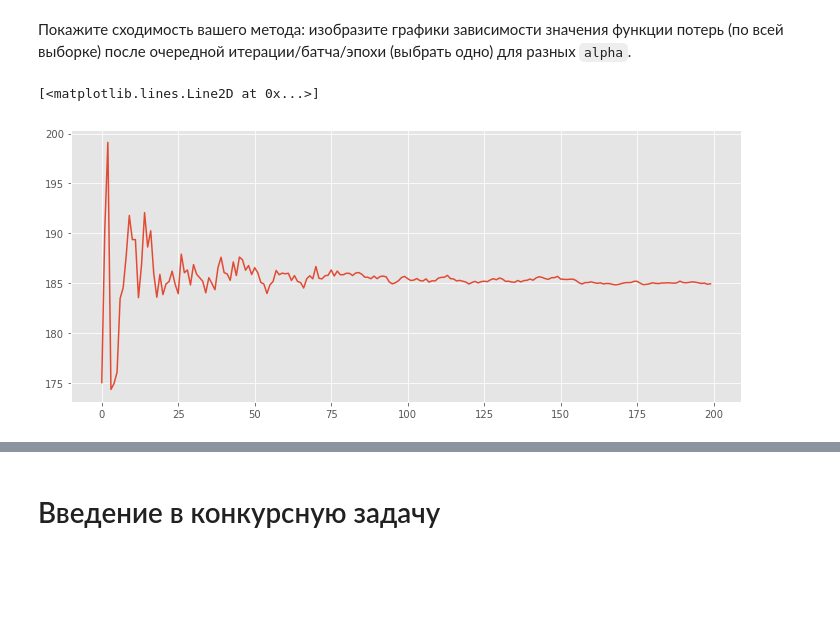
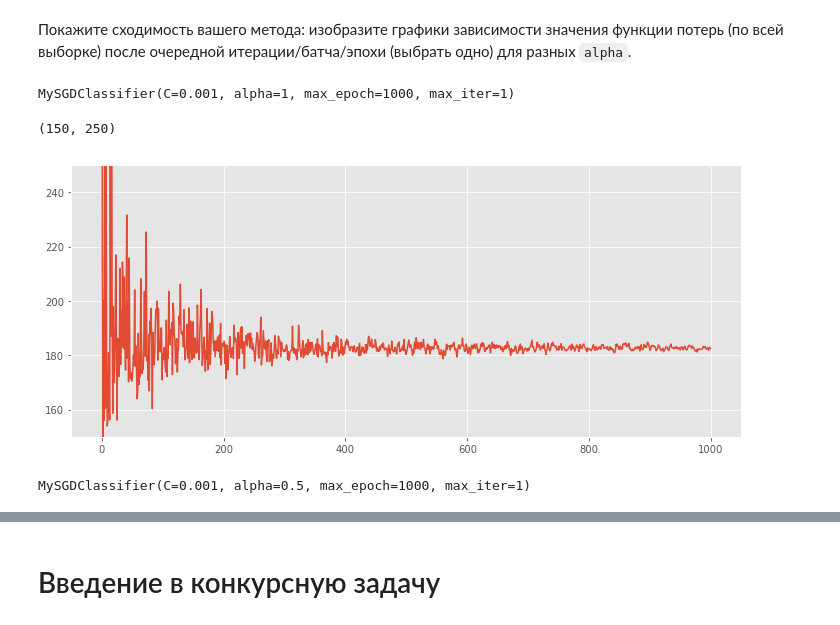
Before and after one commit to MihaJjDa/shpereDM4, a Jupyter notebook: hw4-lin-models.ipynb, the cells around one changed output, grey strips where cells are left out. Drawn from its saved outputs; the diff is of its cells as text; code cells hidden in the pictures; blank space fills up the shorter version.

```diff
--- a/hw4-lin-models.ipynb
+++ b/hw4-lin-models.ipynb
@@ -107,19 +108,22 @@ class MySGDClassifier(BaseEstimator, ClassifierMixin):
         '''
         Обучение модели
         '''
+        #print "QQ"
         prec_tmp = 0
         y_tmp = np.zeros(X.shape[0], dtype='int')
         y_proba_tmp = np.zeros(X.shape[0], dtype='float')
         L_tmp = np.zeros(self.max_epoch, dtype='float')
         x_norm = np.hstack((np.ones(X.shape[0], dtype='int').reshape(X.shape[0], 1), X))
         for o in xrange(self.max_iter):
+            #print "QKRQ"
             self.beta = np.random.random(x_norm.shape[1])-0.5
             self.new_beta = np.random.random(x_norm.shape[1])-0.5
             self.L = np.zeros(self.max_epoch, dtype='float')
             y1 = y.copy()
             y1[y==0] = -1
             for n_epoch in xrange(self.max_epoch):
-                for i in np.random.choice(X.shape[0], X.shape[0], replace=False):
+                for  i in np.random.choice(X.shape[0], X.shape[0], replace=False):
+                    #print j
                     self.beta = self.new_beta.copy()
                     self.new_beta = self.new_beta - self.alpha / float(n_epoch+1) * self.grad(x_norm[i], self.beta, y1[i])
                 self.L[n_epoch] = self.error(x_norm, self.new_beta, y)
@@ -164,17 +168,21 @@ class MySGDClassifier(BaseEstimator, ClassifierMixin):
 
         return self
 
-    def predict(self):
+    def predict(self, X):
         '''
         Возвращение классов
         '''
+        x_norm = np.hstack((np.ones(X.shape[0], dtype='int').reshape(X.shape[0], 1), X))
+        self.y_hat_proba = np.array([self.sigmoid(i.dot(self.new_beta)) for i in x_norm])
+        self.y_hat = np.zeros(x_norm.shape[0], dtype='int')
+        self.y_hat[(x_norm.dot(self.new_beta)) > 0] = 1
         return self.y_hat
 
-    def predict_proba(self):
+    def predict_proba(self, X):
         '''
         Возвращение вероятности каждого из классов
         '''
-        return y_hat_proba
+        return self.y_hat_proba
 
     def vec(self):
         return self.new_beta
@@ -227,8 +235,19 @@ model.prec
 ## Анализ сходимости (2 балл)
 # %% [markdown]
 Покажите сходимость вашего метода: изобразите графики зависимости значения функции потерь (по всей выборке) после очередной итерации/батча/эпохи (выбрать одно) для разных `alpha`.
+# %%
+model1 = MySGDClassifier(C=0.001, alpha=1, max_epoch=1000, max_iter=1)
+model1.fit(X, y)
+# %% [output]
+MySGDClassifier(C=0.001, alpha=1, max_epoch=1000, max_iter=1)
 # %%
-plt.plot(model.L)
+plt.plot(model1.L)
+plt.ylim(150, 250)
 # %% [output]
-[<matplotlib.lines.Line2D at 0x...>]
+(150, 250)
-[figure, old version]
+[figure, new version]
+# %%
+model2 = MySGDClassifier(C=0.001, alpha=0.5, max_epoch=1000, max_iter=1)
+model2.fit(X, y)
+# %% [output]
+MySGDClassifier(C=0.001, alpha=0.5, max_epoch=1000, max_iter=1)
```
Also changed, not shown: parts of 57 cells of this notebook.
